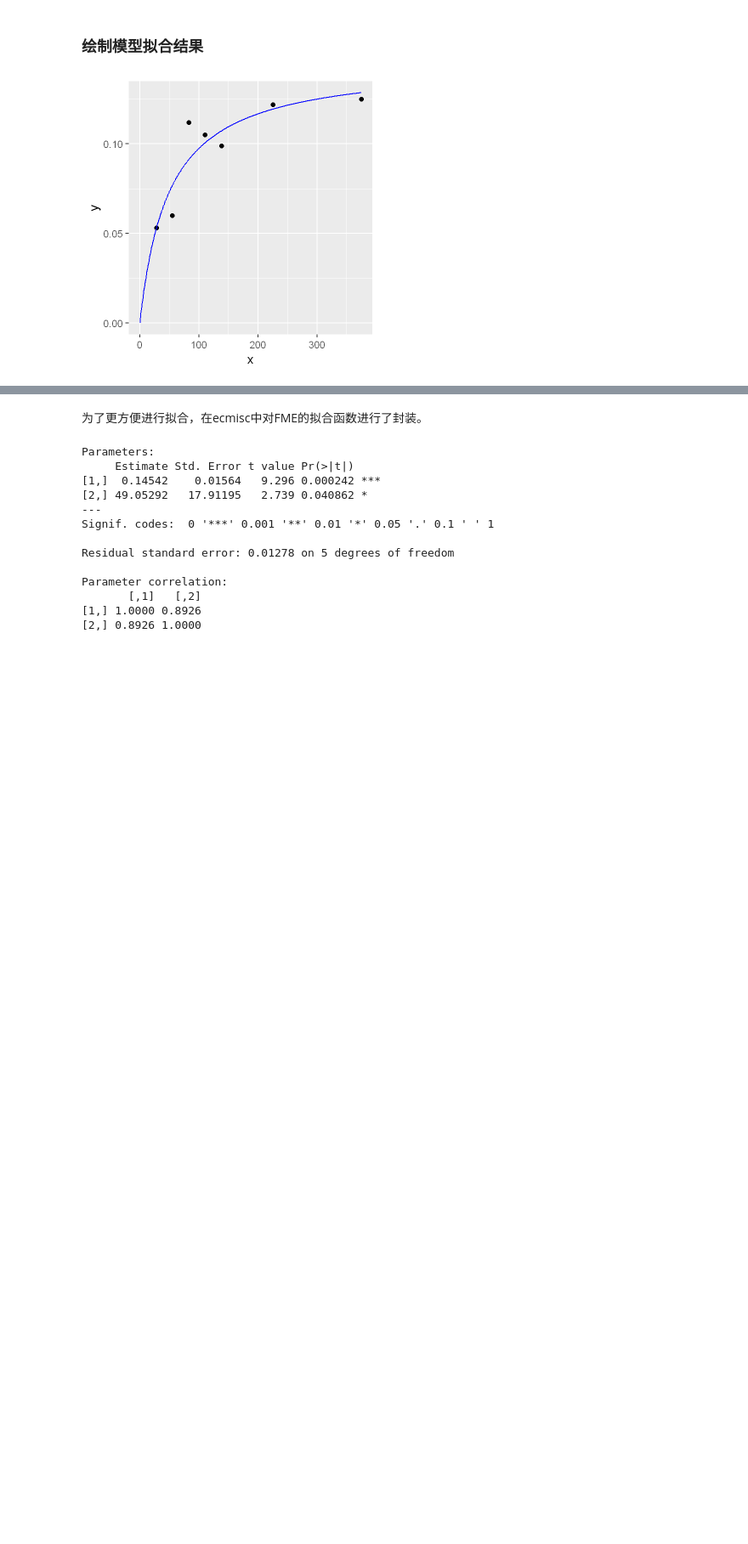
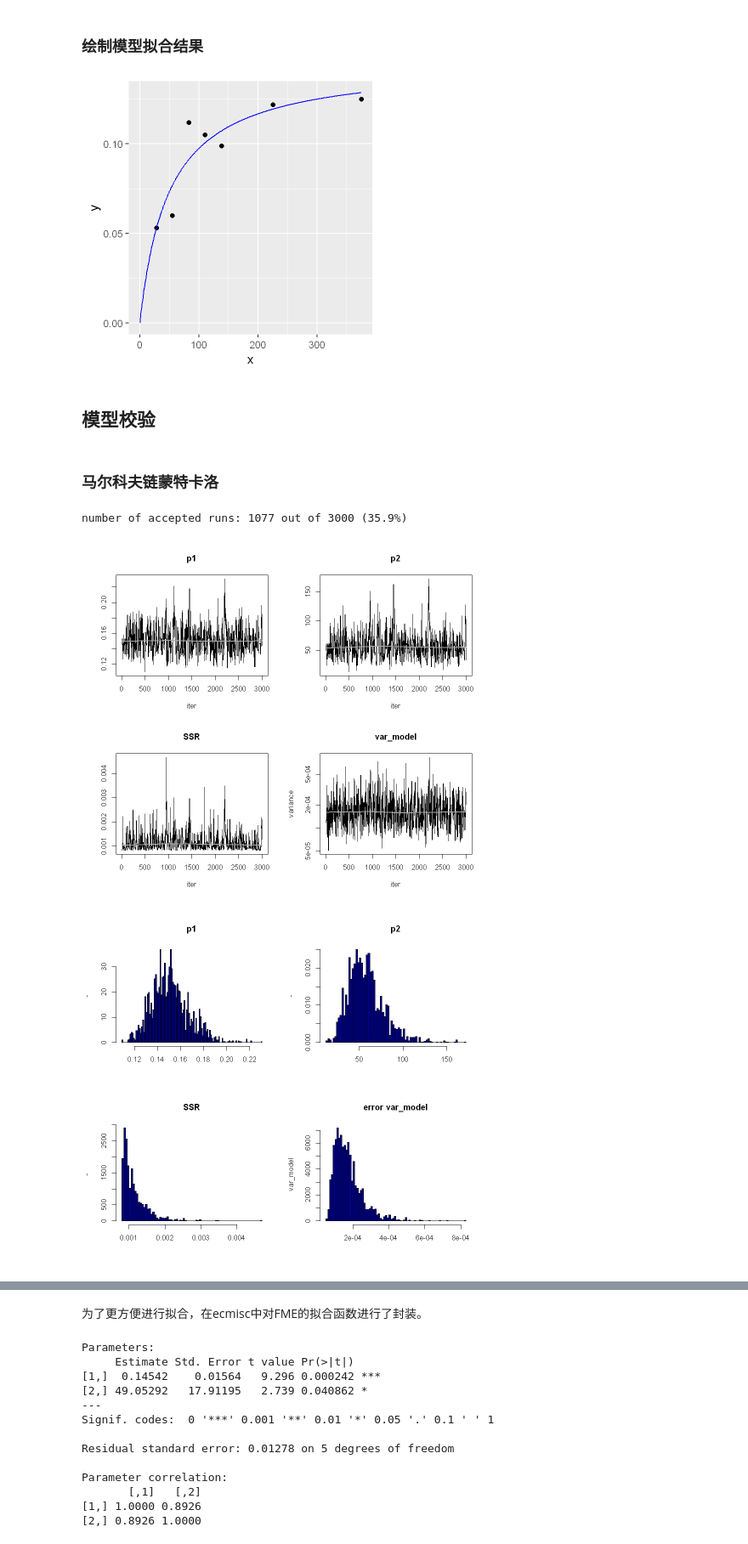
Before and after one commit to dockerytong/dockerytong.github.io, a Jupyter notebook: writes/non-linear_in_R.ipynb, the cells around one changed output, grey strips where cells are left out. Shown at 85% size. Drawn from its saved outputs; the diff is of its cells as text; code cells hidden in the pictures; blank space fills up the shorter version.

```diff
--- a/writes/non-linear_in_R.ipynb
+++ b/writes/non-linear_in_R.ipynb
@@ -54,3 +54,23 @@ Obs %>%
     geom_line(data = df, aes(times,y), color = 'blue')
 # %% [output]
 [figure]
+# %% [markdown]
+## 模型校验
+# %% [markdown]
+### 马尔科夫链蒙特卡洛
+# %%
+Covar <- sP %>% summary() %>% .$cov.scaled * 2.4^2 / 2
+s2prior <- sP %>% summary() %>% .$modVariance
+MCMC = modMCMC(
+    f = Residuals, p = sP$par,
+    jump = Covar, niter = 3000,
+    var0 = s2prior, wvar0 = 1, lower = c(0, 0)
+)
+options(repr.plot.width = 8)
+plot(MCMC, Full = TRUE) # 绘制的结果表明链的（接近）收敛。
+hist(MCMC, Full = TRUE, col = "darkblue") # 参数的后验分布、平方和和模型的误差标准差。
+pairs(MCMC) # 本图展示了两个参数之间的相关性
+# %% [output]
+number of accepted runs: 1077 out of 3000 (35.9%)
+[figure, added]
+[figure, added]
```
Also changed, not shown: parts of 3 cells of this notebook, 1 other file.
